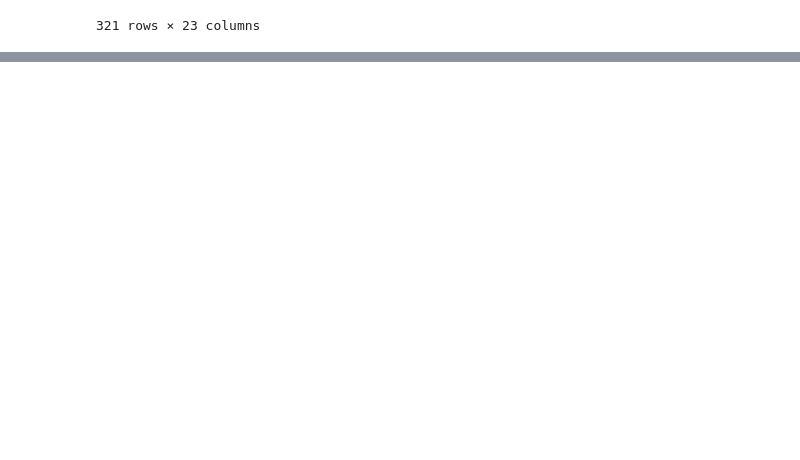
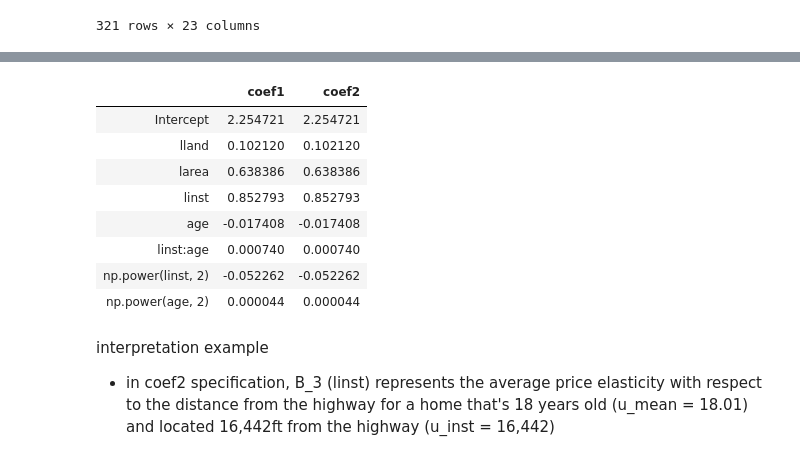
Before and after one commit to beliciataylor/self-study, a Jupyter notebook: 2_data_preprocessing.ipynb, the cells around one changed output, grey strips where cells are left out. Drawn from its saved outputs; the diff is of its cells as text; code cells hidden in the pictures; blank space fills up the shorter version.

```diff
--- a/2_data_preprocessing.ipynb
+++ b/2_data_preprocessing.ipynb
@@ -136,0 +148,14 @@ X
+# %%
+# new version of previous specification
+g = 'lprice ~ lland + larea + linst + age + linst:age + np.power(linst,2) + np.power(age,2)'
+
+# create a design matrix using patsy package
+y2, X2 = patsy.dmatrices(g, data=hprice3, return_type='dataframe')
+
+# run OLS and regression
+model = OLS(y2,X2)
+reg = model.fit()
+
+# get coefficients
+coef1 = reg.params
+print(coef1)
@@ -136,0 +185,40 @@ X
+# %%
+# get the mean for inst then take the log
+u_linst = np.log(np.mean(hprice3.inst))
+
+# get the mean for age
+u_age = np.mean(hprice3.age)
+
+# take their difference
+linst = hprice3.linst-u_linst
+age = hprice3.age-u_age
+
+# estimate following specification that takes into account the mean
+h = 'lprice ~ lland + larea + linst + age + linst:age + np.power(linst,2) + np.power(age,2)'
+
+# create a design matrix using patsy package
+y3, X3 = patsy.dmatrices(h, data=hprice3, return_type='dataframe')
+
+# run OLS and regression
+model = OLS(y3,X3)
+reg = model.fit()
+
+# get coefficients
+coef2 = reg.params
+
+# create table comparing coef
+dict = {'coef1':coef1, 'coef2':coef2}
+pd.DataFrame(dict)
+# %% [output]
+|  | coef1 | coef2 |
+| Intercept | 2.254721 | 2.254721 |
+| lland | 0.102120 | 0.102120 |
+| larea | 0.638386 | 0.638386 |
+| linst | 0.852793 | 0.852793 |
+| age | -0.017408 | -0.017408 |
+| linst:age | 0.000740 | 0.000740 |
+| np.power(linst, 2) | -0.052262 | -0.052262 |
+| np.power(age, 2) | 0.000044 | 0.000044 |
+# %% [markdown]
+interpretation example
+* in coef2 specification, B_3 (linst) represents the average price elasticity with respect to the distance from the highway for a home that's 18 years old (u_mean = 18.01) and located 16,442ft from the highway (u_inst = 16,442)
```
Also changed, not shown: parts of 8 cells of this notebook.
